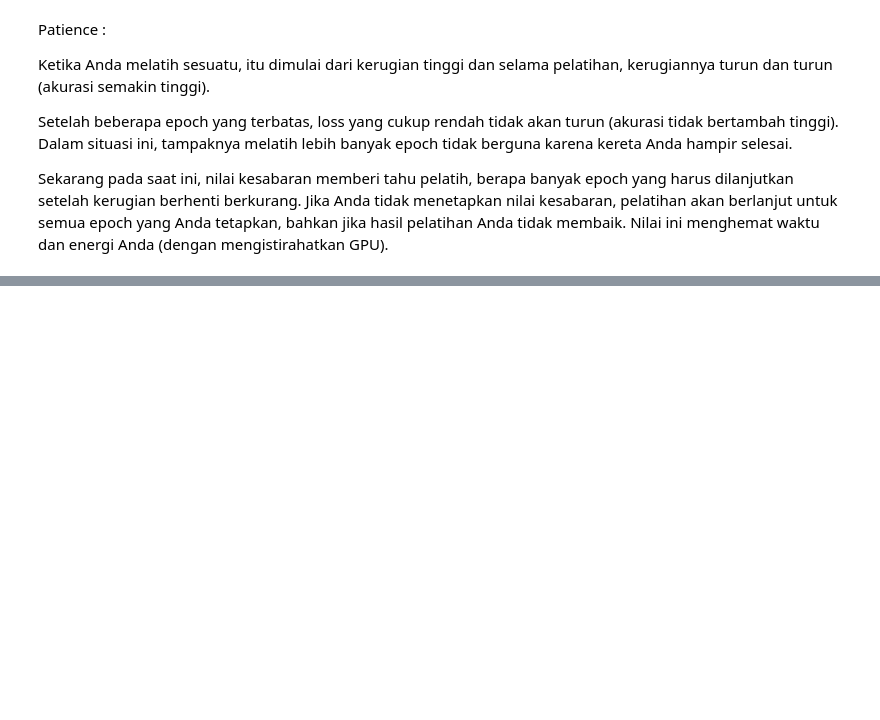
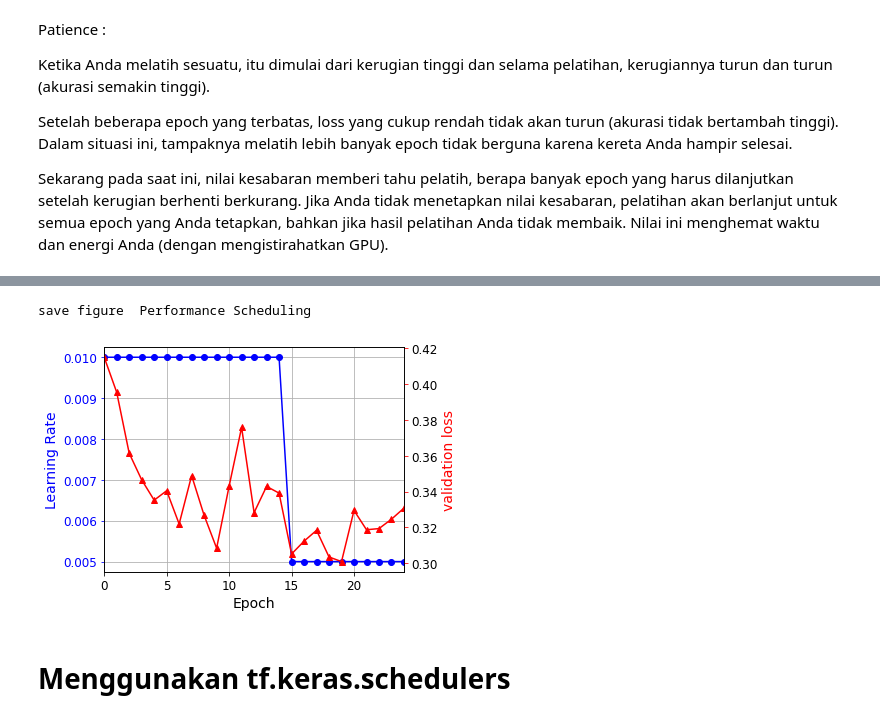
Before and after one commit to TeguhPermana666/Train_DNN, a Jupyter notebook: learning_rate_scheduling.ipynb, the cells around one changed output, grey strips where cells are left out. Drawn from its saved outputs; the diff is of its cells as text; code cells hidden in the pictures; blank space fills up the shorter version.

Commit message:
[Learning_rate scheduling]

```diff
--- a/learning_rate_scheduling.ipynb
+++ b/learning_rate_scheduling.ipynb
@@ -349,0 +348,16 @@ lr_scheduler = keras.callbacks.ReduceLROnPlateau(factor = 0.5, patience=5)
+# %%
+lr_scheduler = keras.callbacks.ReduceLROnPlateau(factor = 0.5, patience=5)
+
+model_5 = keras.models.Sequential([
+    keras.layers.Flatten(input_shape=[28,28]),
+    keras.layers.Dense(300,activation="selu",kernel_initializer="lecun_normal"),
+    keras.layers.Dense(100,activation="selu",kernel_initializer = "lecun_normal"),
+    keras.layers.Dense(10,activation="softmax")
+])
+optimizer = keras.optimizers.SGD(learning_rate=1e-2, momentum = 0.9)
+model_5.compile(loss="sparse_categorical_crossentropy",optimizer=optimizer,
+                metrics=["accuracy"])
+n_epochs = 25
+history_5=model_5.fit(X_train,y_train,epochs=n_epochs,
+            validation_data = [X_valid,y_valid],
+            callbacks=[lr_scheduler])
@@ -349,0 +382,19 @@ lr_scheduler = keras.callbacks.ReduceLROnPlateau(factor = 0.5, patience=5)
+# %%
+plt.plot(history_5.epoch, history_5.history['lr'],"-bo")
+plt.grid(True)
+plt.xlabel("Epoch")
+plt.ylabel("Learning Rate", color='b')
+plt.tick_params('y', colors='b')
+plt.gca().set_xlim(0,n_epochs-1)
+
+ax2 = plt.gca().twinx()
+ax2.plot(history_5.epoch,history_5.history['val_loss'],'r^-')
+ax2.set_ylabel("validation loss",color='r')
+ax2.tick_params('y',color='r')
+save_fig("Performance Scheduling")
+plt.show()
+# %% [output]
+save figure  Performance Scheduling
+[figure, added]
+# %% [markdown]
+# Menggunakan tf.keras.schedulers
```
Also changed, not shown: parts of 17 cells of this notebook, 1 other file.
